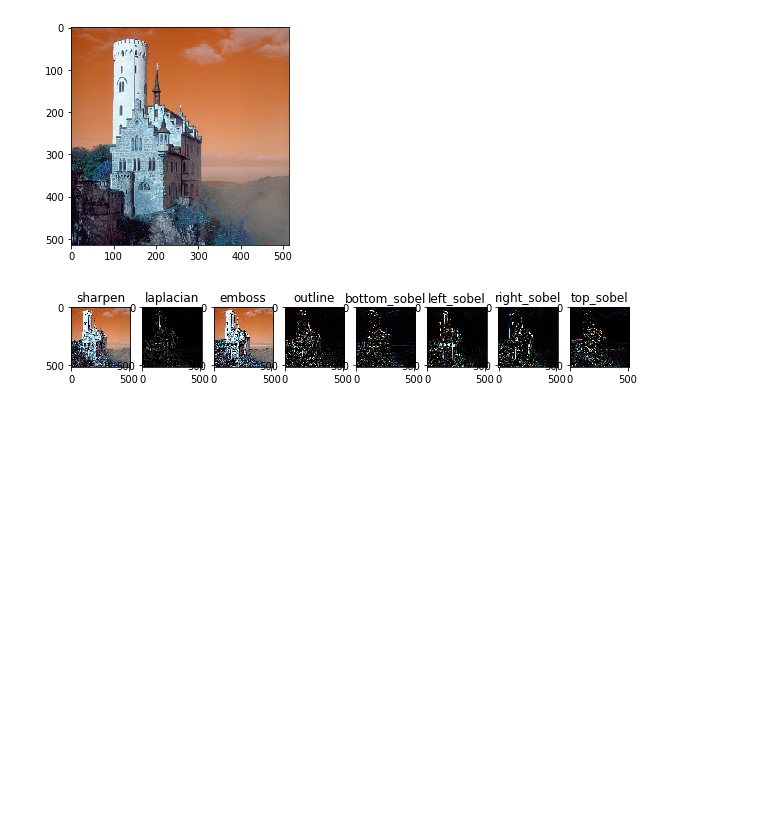
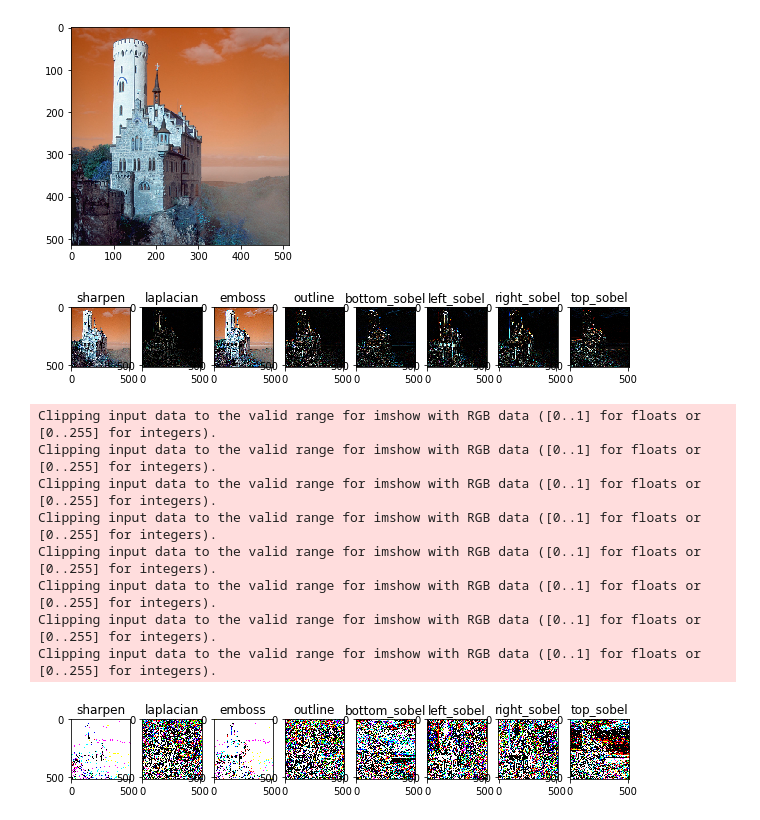
Before and after one commit to Jamy11/convolutionpadding-maxpooling-relu-sigmoid-implementation, a Jupyter notebook: assignment 2.ipynb, the cells around one changed output. Drawn from its saved outputs; the diff is of its cells as text; code cells hidden in the pictures; blank space fills up the shorter version.

Commit message:
relu added

```diff
--- a/assignment 2.ipynb
+++ b/assignment 2.ipynb
@@ -108,3 +108,24 @@ def plot(j,l):
 plot(result,j)
 # %% [output]
 [figure]
+# %%
+relu_append = []
+def relu(img):
+    for i in range(8):
+        img[i]=np.maximum(img[i],0)
+        img[i] = img[i] * (img[i]>0)
+        img[i] = abs(img[i] + img[i]) / 2
+        relu_append.append(img[i])
+# %%
+relu(result)
+plot(relu_append,j)
+# %% [output]
+Clipping input data to the valid range for imshow with RGB data ([0..1] for floats or [0..255] for integers).
+Clipping input data to the valid range for imshow with RGB data ([0..1] for floats or [0..255] for integers).
+Clipping input data to the valid range for imshow with RGB data ([0..1] for floats or [0..255] for integers).
+Clipping input data to the valid range for imshow with RGB data ([0..1] for floats or [0..255] for integers).
+Clipping input data to the valid range for imshow with RGB data ([0..1] for floats or [0..255] for integers).
+Clipping input data to the valid range for imshow with RGB data ([0..1] for floats or [0..255] for integers).
+Clipping input data to the valid range for imshow with RGB data ([0..1] for floats or [0..255] for integers).
+Clipping input data to the valid range for imshow with RGB data ([0..1] for floats or [0..255] for integers).
+[figure, added]
```
